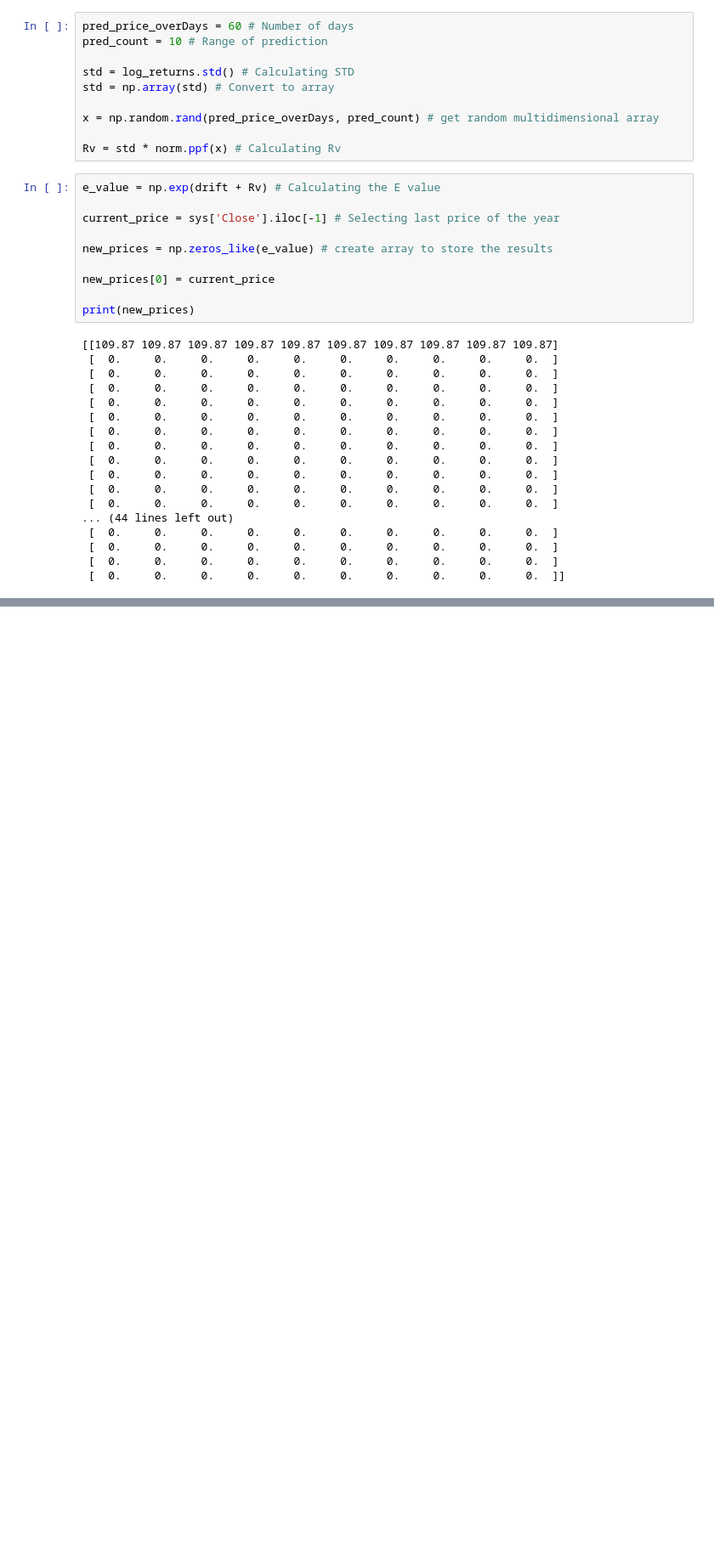
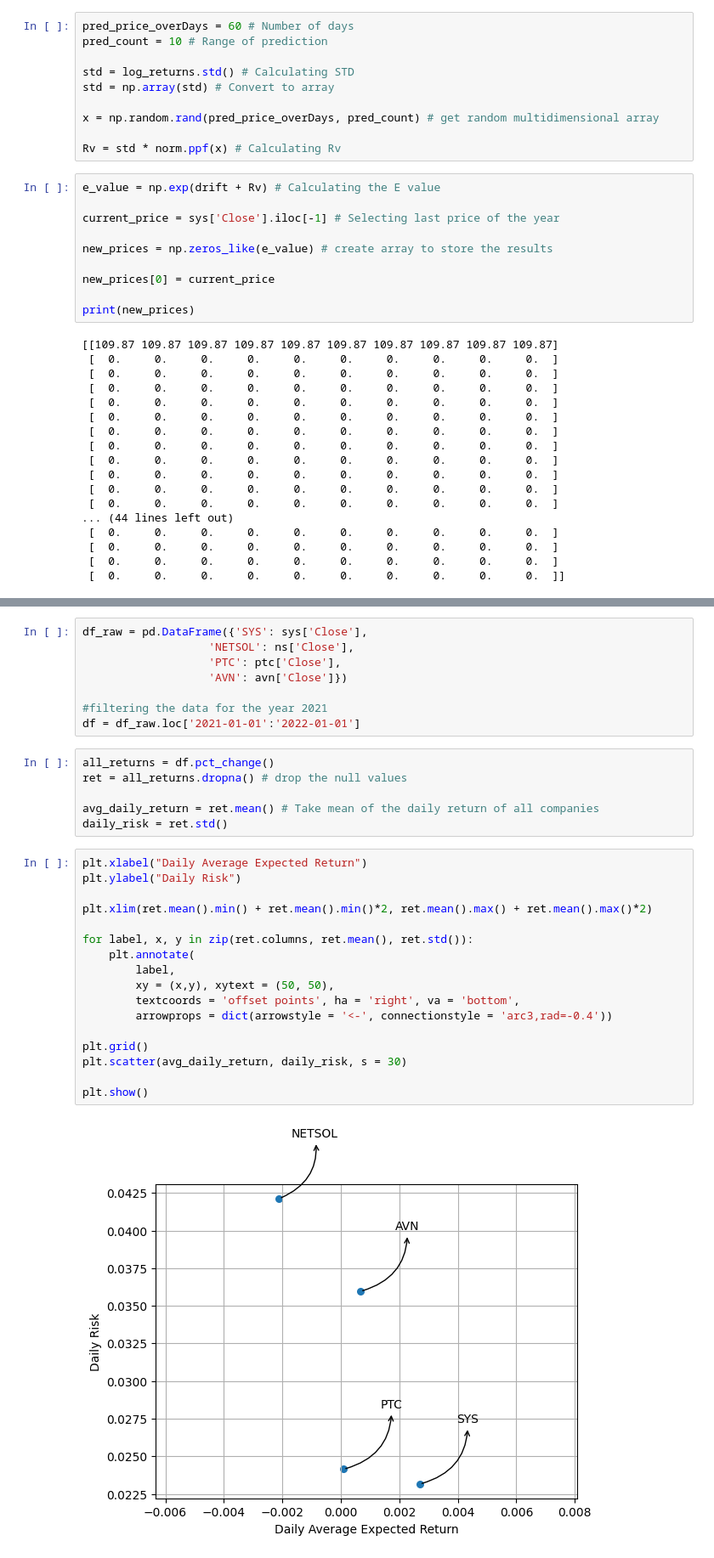
Before and after one commit to Swellisgood/data-virtuoso-python, a Jupyter notebook: stock-market-analysis/stock.ipynb, the cells around one changed output, grey strips where cells are left out. Shown: that part at 85% size. Saved outputs shown, nothing was run; the diff lists cells and outputs as text; blank space fills up the shorter version.

```diff
--- a/stock-market-analysis/stock.ipynb
+++ b/stock-market-analysis/stock.ipynb
@@ -400,0 +423,33 @@ The Maximum Predicted Price: 185.62378121969124
+# %%
+df_raw = pd.DataFrame({'SYS': sys['Close'],
+                   'NETSOL': ns['Close'],
+                   'PTC': ptc['Close'],
+                   'AVN': avn['Close']})
+
+#filtering the data for the year 2021
+df = df_raw.loc['2021-01-01':'2022-01-01']
+# %%
+all_returns = df.pct_change()
+ret = all_returns.dropna() # drop the null values
+
+avg_daily_return = ret.mean() # Take mean of the daily return of all companies
+daily_risk = ret.std()
+# %%
+plt.xlabel("Daily Average Expected Return")
+plt.ylabel("Daily Risk")
+
+plt.xlim(ret.mean().min() + ret.mean().min()*2, ret.mean().max() + ret.mean().max()*2)
+
+for label, x, y in zip(ret.columns, ret.mean(), ret.std()):
+    plt.annotate(
+        label,
+        xy = (x,y), xytext = (50, 50),
+        textcoords = 'offset points', ha = 'right', va = 'bottom',
+        arrowprops = dict(arrowstyle = '<-', connectionstyle = 'arc3,rad=-0.4'))
+
+plt.grid()
+plt.scatter(avg_daily_return, daily_risk, s = 30)
+
+plt.show()
+# %% [output]
+[figure, added]
```
Also changed, not shown: parts of 12 cells of this notebook.
